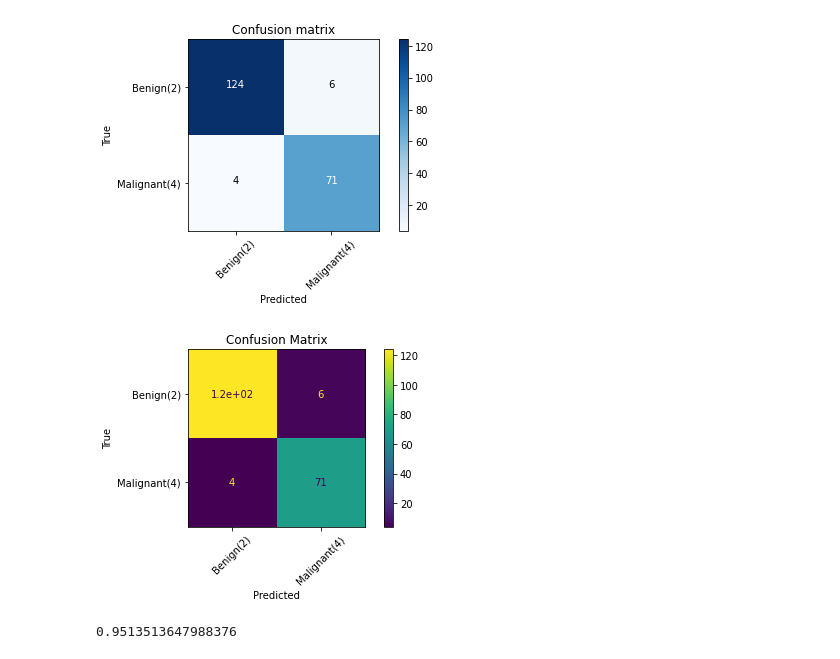
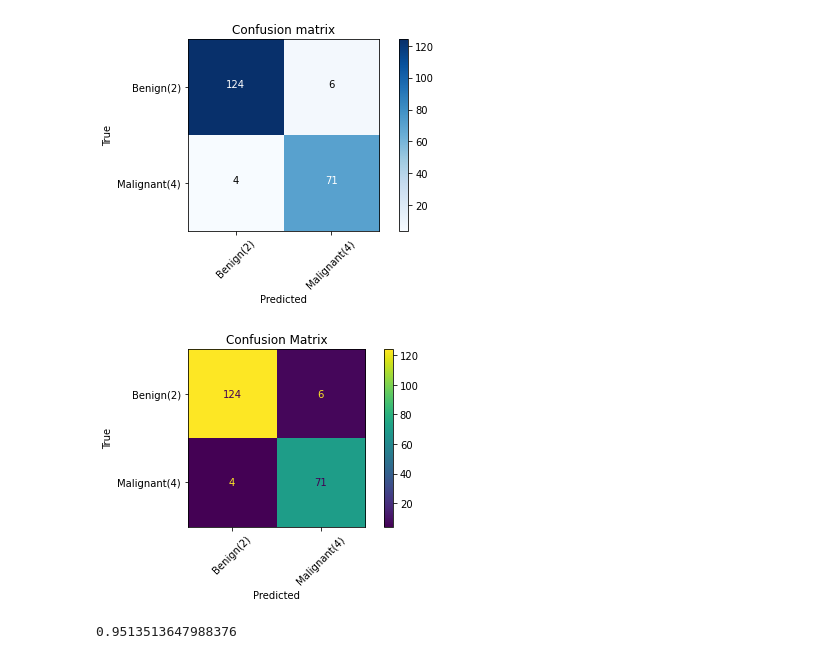
Before and after one commit to marcusmayo/Data-Sources, a Jupyter notebook: Cancer_confusionMatrix.ipynb, the cells around one changed output. Cells and saved outputs as stored; diff of their text form; code cells hidden in the pictures.

```diff
--- a/Cancer_confusionMatrix.ipynb
+++ b/Cancer_confusionMatrix.ipynb
@@ -300,18 +300,18 @@ plot_confusion_matrix(cnf_matrix, classes=['Benign(2)','Malignant(4)'],normalize
 # %%
 #Here is an alternative way to plot the confusion matrix
 from sklearn.metrics import ConfusionMatrixDisplay
 
 disp = ConfusionMatrixDisplay(confusion_matrix=cnf_matrix, display_labels=['Benign(2)','Malignant(4)'])
 
-disp = disp.plot(cnf_matrix.all())
+disp = disp.plot(cnf_matrix.all(), values_format='d')
 
 plt.xticks(rotation=45)
 plt.title('Confusion Matrix')
 plt.ylabel('True')
 plt.xlabel('Predicted')
 plt.tight_layout()
 # %% [output]
-[figure, old version]
+[figure, new version]
 # %%
 from sklearn.metrics import f1_score
 f1_score(ytest, yhat, average='weighted')
```
